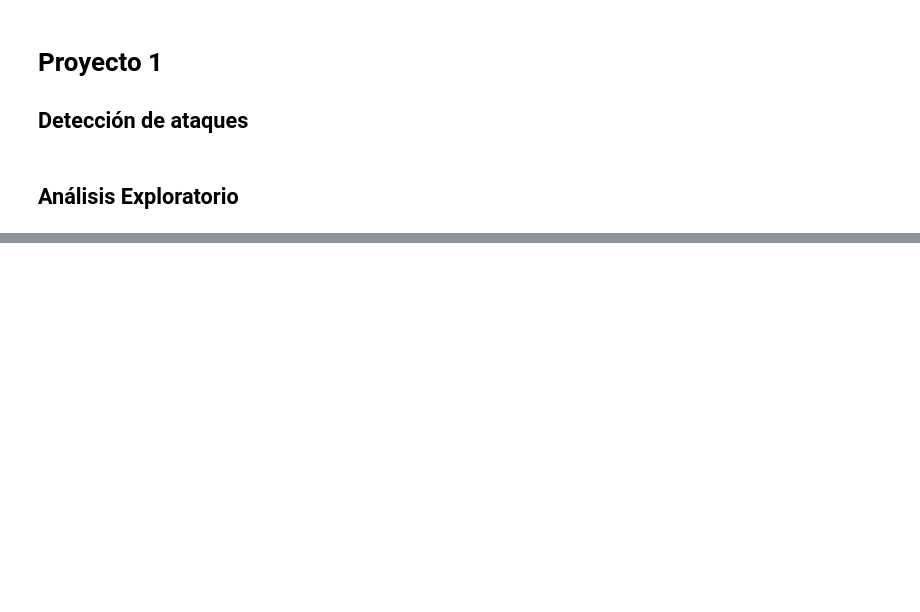
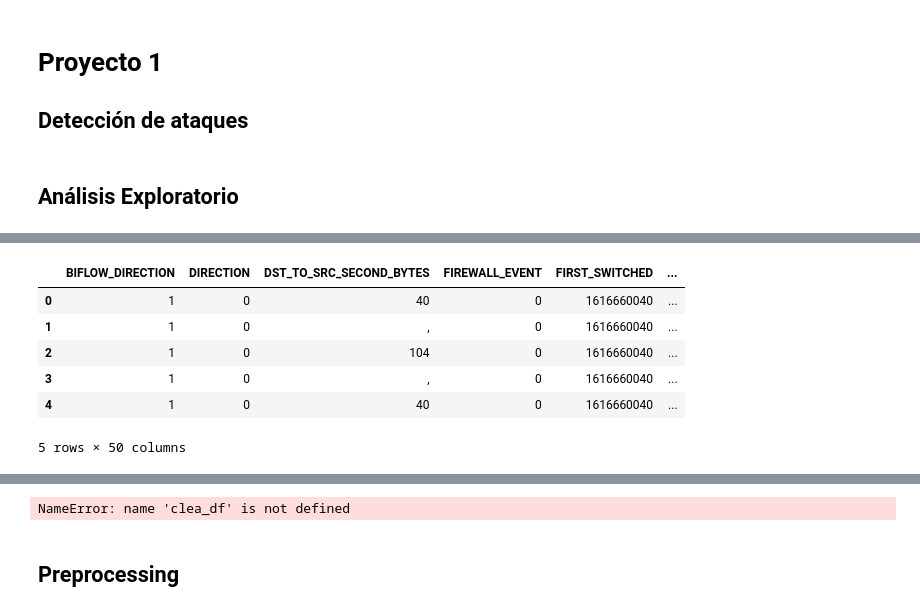
Before and after one commit to DouglasDL28/attack-detection, a Jupyter notebook: attack_detection.ipynb, the cells around one changed output, grey strips where cells are left out. Drawn from its saved outputs; the diff is of its cells as text; code cells hidden in the pictures; blank space fills up the shorter version.

```diff
--- a/attack_detection.ipynb
+++ b/attack_detection.ipynb
@@ -15,2 +13,4 @@ df = pd.concat([part_1, part_2])
+# %%
+clean_df = pd.concat([part_1, part_2], ignore_index=True)
 # %% [markdown]
 ## Análisis Exploratorio
@@ -33 +57,11 @@ df
+# %%
+clean_df.head()
+# %% [output]
+|  | BIFLOW_DIRECTION | DIRECTION | DST_TO_SRC_SECOND_BYTES | FIREWALL_EVENT | FIRST_SWITCHED | ... |
+| 0 | 1 | 0 | 40 | 0 | 1616660040 | ... |
+| 1 | 1 | 0 | , | 0 | 1616660040 | ... |
+| 2 | 1 | 0 | 104 | 0 | 1616660040 | ... |
+| 3 | 1 | 0 | , | 0 | 1616660040 | ... |
+| 4 | 1 | 0 | 40 | 0 | 1616660040 | ... |
+5 rows × 50 columns
 # %%
@@ -50,3 +84,7 @@ df.describe().transpose()
 | DST_TOS | 12207873.0 | 5.588796e+00 | 2.379983e+01 | 0.000000e+00 | 0.000000e+00 | 0.000000e+00 | 0.000000e+00 | 2.530000e+02 |
 | SAMPLING_INTERVAL | 12207873.0 | 1.000000e+00 | 0.000000e+00 | 1.000000e+00 | 1.000000e+00 | 1.000000e+00 | 1.000000e+00 | 1.000000e+00 |
 | TOTAL_FLOWS_EXP | 12207873.0 | 5.890479e+07 | 3.531791e+07 | 2.293398e+06 | 5.345536e+06 | 7.978476e+07 | 8.283673e+07 | 8.588870e+07 |
+# %%
+clea_df.describe(include=['object'])
+# %% [output]
+NameError: name 'clea_df' is not defined
@@ -52,0 +95,2 @@ df.describe().transpose()
+# %% [markdown]
+## Preprocessing
```
Also changed, not shown: parts of 11 cells of this notebook.
